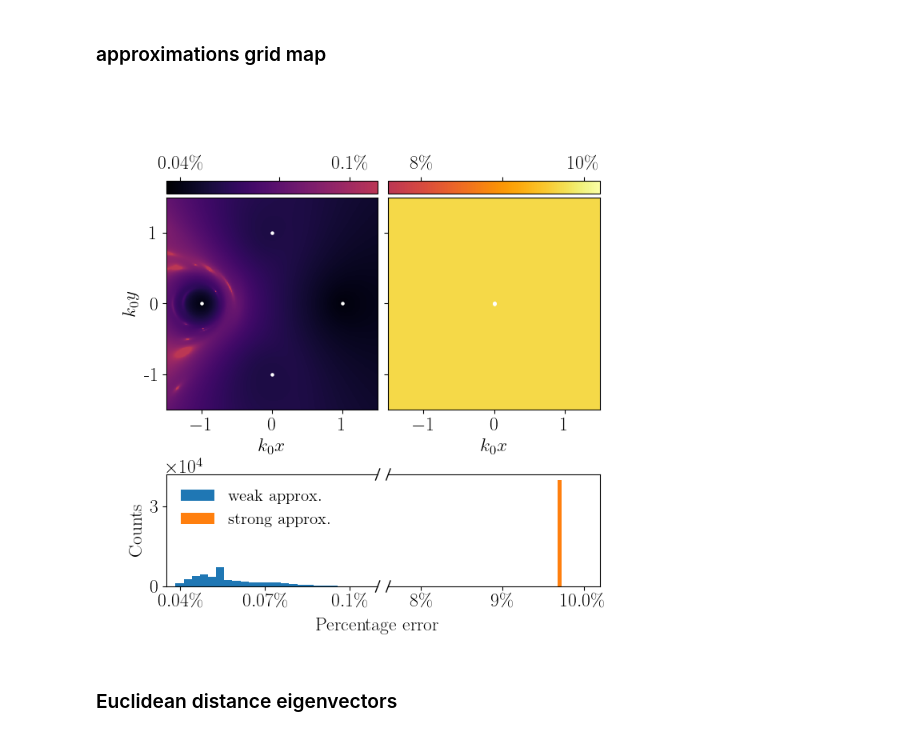
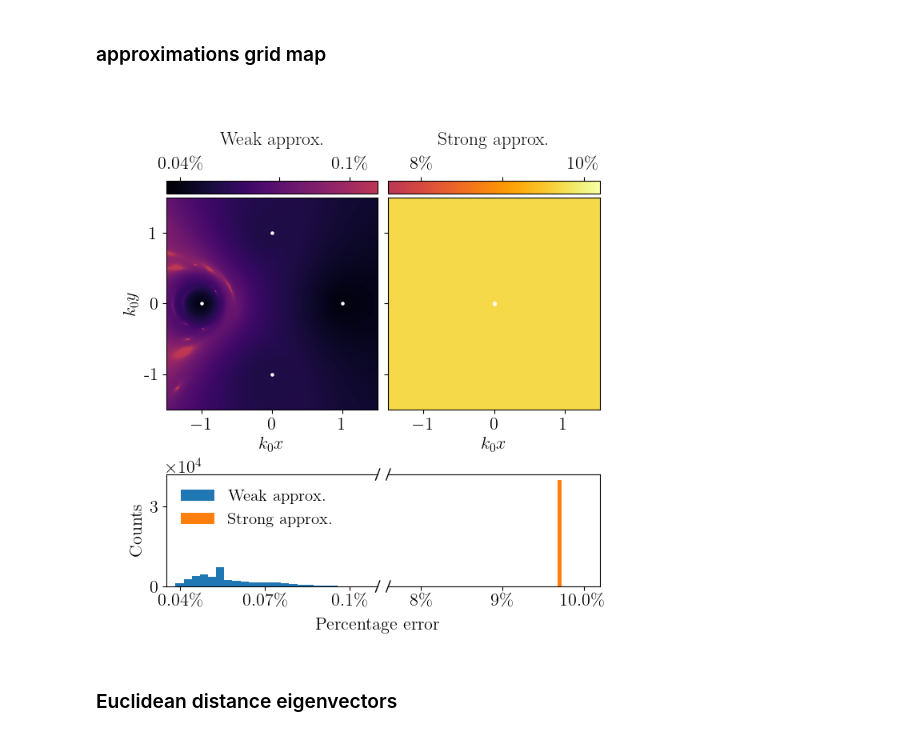
Before and after one commit to mekise/graph-theory-dda, a Jupyter notebook: notebooks/plot_paper.ipynb, the cells around one changed output. Drawn from its saved outputs; the diff is of its cells as text; code cells hidden in the pictures.

Commit message:
Add titles weak and strong approx

```diff
--- a/notebooks/plot_paper.ipynb
+++ b/notebooks/plot_paper.ipynb
@@ -181,7 +181,7 @@ plt.rcParams.update({
     "text.latex.preamble": r'', # insert packages here e.g. r'\usepackage{mathrm}'
     "font.family": "serif",
     "font.serif": "cm",
-    "font.size": 17,
+    "font.size": 16,
     "legend.fontsize": 15
 })
 
@@ -203,6 +203,7 @@ fig = plt.figure(figsize=(7,7))
 gs = gridspec.GridSpec(2, 2, width_ratios=(1,1), height_ratios=(2.5,1), wspace=0.05, hspace=0.2)
 
 ax = fig.add_subplot(gs[0,0])
+ax.set_title('Weak approx.', y=1.25, pad=0, fontsize=17)
 for i in range(scattwk.shape[0]):
     ax.scatter(scattwk[i, 0], scattwk[i, 1], c='w', s=5)
 im1 = ax.imshow(deviationavgwk,
@@ -221,6 +222,7 @@ cbar1.set_ticklabels(['$0.04\%$', '', '$0.1\%$'])
 cax1.xaxis.set_ticks_position("top")
 
 ax = fig.add_subplot(gs[0,1])
+ax.set_title('Strong approx.', y=1.25, pad=0, fontsize=17)
 for i in range(scattst.shape[0]):
     ax.scatter(scattst[i, 0], scattst[i, 1], c='w', s=5)
 im2 = ax.imshow(deviationavgst,
@@ -238,39 +240,39 @@ cbar2.set_ticklabels(['8\%', '', '10\%'])
 cax2.xaxis.set_ticks_position("top")
 
 ax = fig.add_subplot(gs[1,0])
-ax.hist(list(np.concatenate(deviationavgwk).flat), bins=200, label="weak approx.")
-ax.hist(list(np.concatenate(deviationavgst).flat), bins=1, label="strong approx.")
+ax.hist(list(np.concatenate(deviationavgwk).flat), bins=200, label="Weak approx.")
+ax.hist(list(np.concatenate(deviationavgst).flat), bins=1, label="Strong approx.")
 ax.legend(frameon=False, loc="upper left")
 ax.set_xlabel("Percentage error")
 ax.xaxis.set_label_coords(1, -0.28, transform=ax.transAxes)
 ax.set_ylabel("Counts")
 ax.set_xticks([0.0004, 0.0007, 0.001], ["$0.04\%$", "$0.07\%$", "$0.1\%$"])
 ax.set_yticks([0, 30000], ["0", "3"])
 ax.text(0, 1.03, "$\\times 10^4$", transform=ax.transAxes)
 ax.set_xlim(0.35e-3,1.1e-3)
 ax.spines["right"].set_visible(False)
 d = .05
 kwargs = dict(transform=ax.transAxes, color='k', clip_on=False)
 ax.plot((1-0.2*d, 1+0.2*d), (-d, +d), **kwargs, lw=1)
 ax.plot((1-0.2*d, 1+0.2*d), (1-d, 1+d), **kwargs, lw=1)
 
 ax = fig.add_subplot(gs[1,1])
 ax.hist(list(np.concatenate(deviationavgst).flat), bins=1, label="strong approx.", color="C1")
 ax.set_xticks([0.08, 0.09, 0.1], ["$8\%$", "$9\%$", "$10.0\%$"])
 ax.set_yticks([0, 30000], ["0", "3"])
 ax.set_xlim(0.076,0.102)
 ax.spines["left"].set_visible(False)
 ax.tick_params(left=False, labelleft=False)
 d = .05
 kwargs = dict(transform=ax.transAxes, color='k', clip_on=False)
 ax.plot((-0.2*d, 0.2*d), (-d, +d), **kwargs, lw=1)
 ax.plot((-0.2*d, 0.2*d), (1-d, 1+d), **kwargs, lw=1)
 
 # plt.tight_layout()
 plt.savefig(saveplot)
 plt.show()
 # %% [output]
-[figure, old version]
+[figure, new version]
 # %% [markdown]
 ### Euclidean distance eigenvectors
 # %%
```
